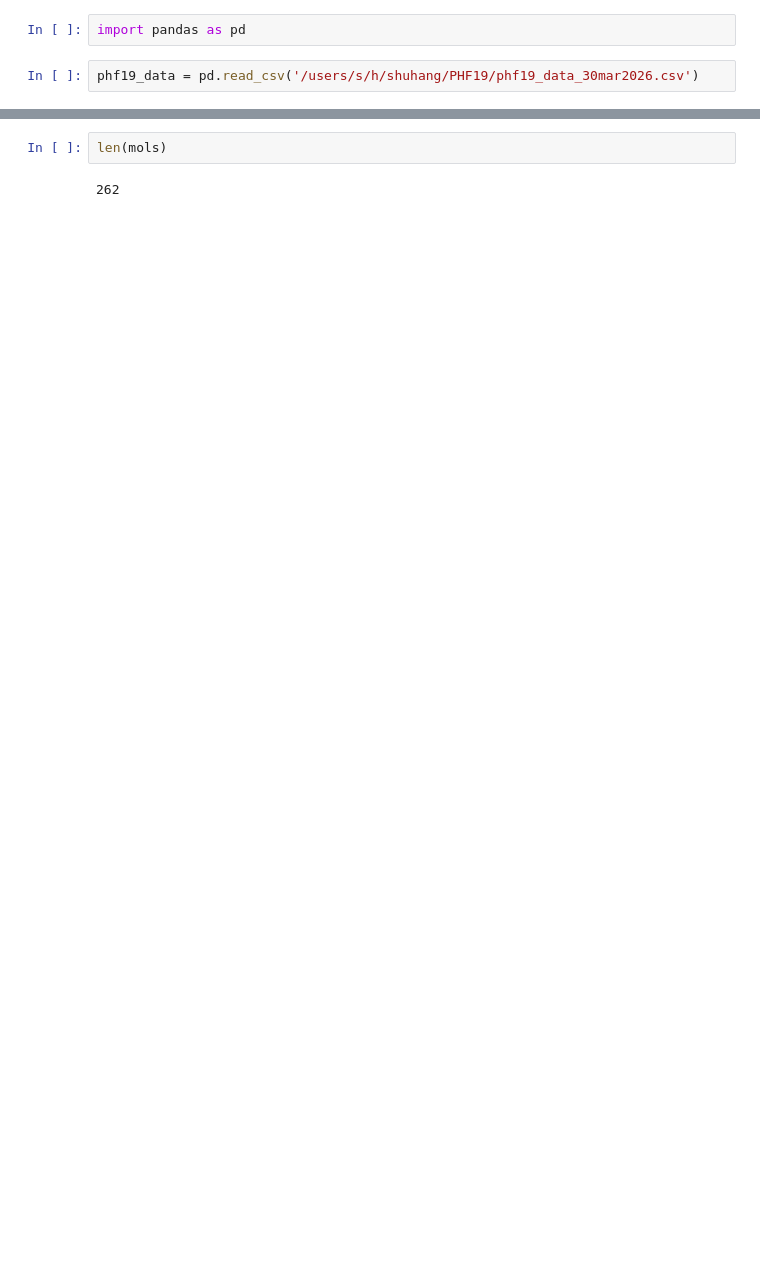
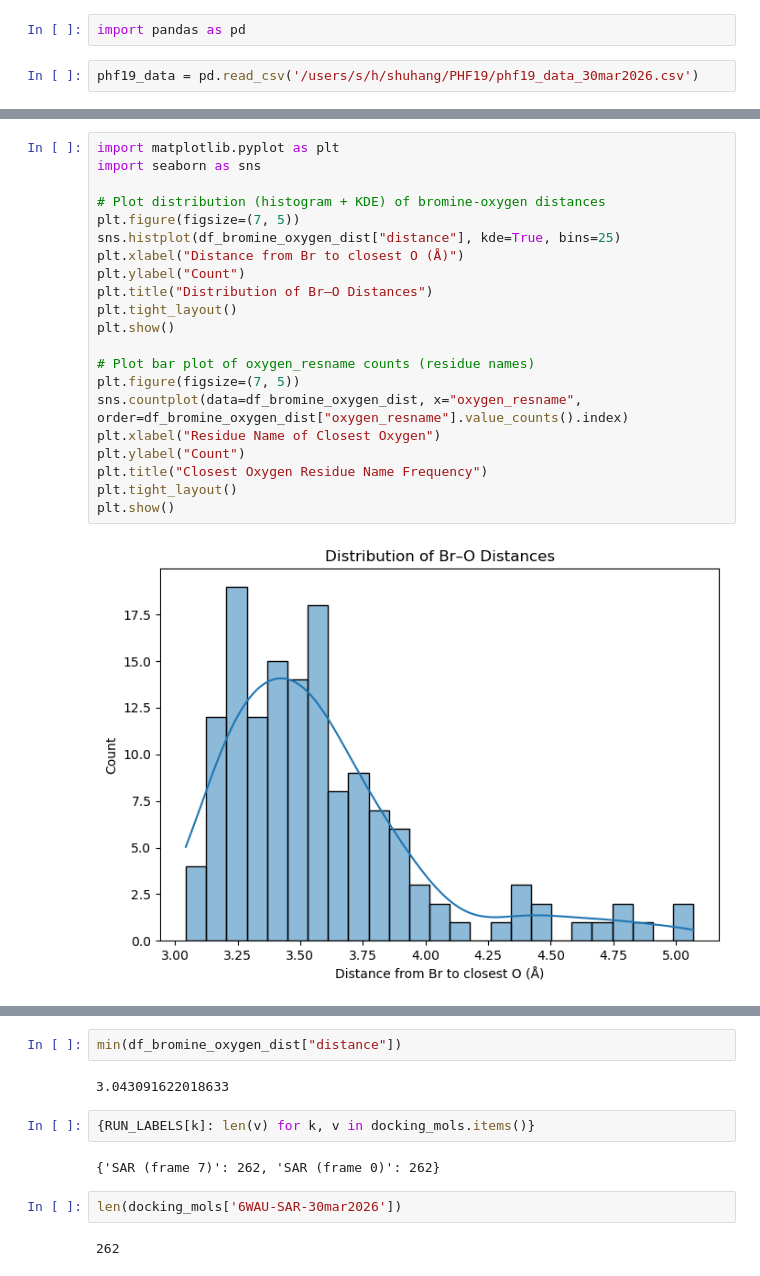
Before and after one commit to Popov-Lab-UNC/draco, a Jupyter notebook: playground.ipynb, the cells around one changed output, grey strips where cells are left out. Drawn from its saved outputs; the diff is of its cells as text; blank space fills up the shorter version.

```diff
--- a/playground.ipynb
+++ b/playground.ipynb
@@ -49,0 +207,23 @@ mols = [mol for mol in sdf_supplier if mol is not None]
+# %%
+import matplotlib.pyplot as plt
+import seaborn as sns
+
+# Plot distribution (histogram + KDE) of bromine-oxygen distances
+plt.figure(figsize=(7, 5))
+sns.histplot(df_bromine_oxygen_dist["distance"], kde=True, bins=25)
+plt.xlabel("Distance from Br to closest O (Å)")
+plt.ylabel("Count")
+plt.title("Distribution of Br–O Distances")
+plt.tight_layout()
+plt.show()
+
+# Plot bar plot of oxygen_resname counts (residue names)
+plt.figure(figsize=(7, 5))
+sns.countplot(data=df_bromine_oxygen_dist, x="oxygen_resname", order=df_bromine_oxygen_dist["oxygen_resname"].value_counts().index)
+plt.xlabel("Residue Name of Closest Oxygen")
+plt.ylabel("Count")
+plt.title("Closest Oxygen Residue Name Frequency")
+plt.tight_layout()
+plt.show()
+# %% [output]
+[figure, added]
@@ -50,5 +231,13 @@ mols = [mol for mol in sdf_supplier if mol is not None]
+# %%
+min(df_bromine_oxygen_dist["distance"])
+# %% [output]
+3.043091622018633
 # %%
-len(mols)
+{RUN_LABELS[k]: len(v) for k, v in docking_mols.items()}
 # %% [output]
-262
+{'SAR (frame 7)': 262, 'SAR (frame 0)': 262}
+# %%
+len(docking_mols['6WAU-SAR-30mar2026'])
+# %% [output]
+262
 # %%
```
Also changed, not shown: parts of 17 cells of this notebook, 10 other files.
